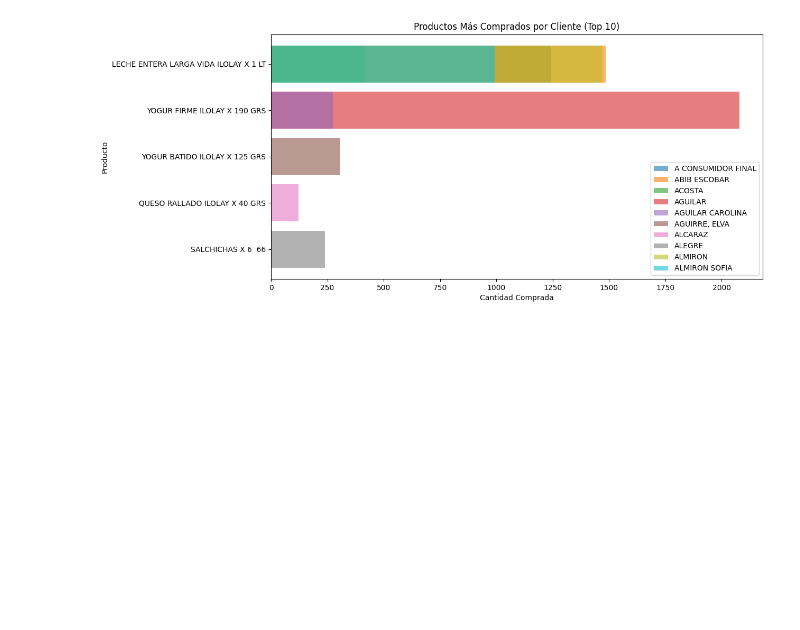
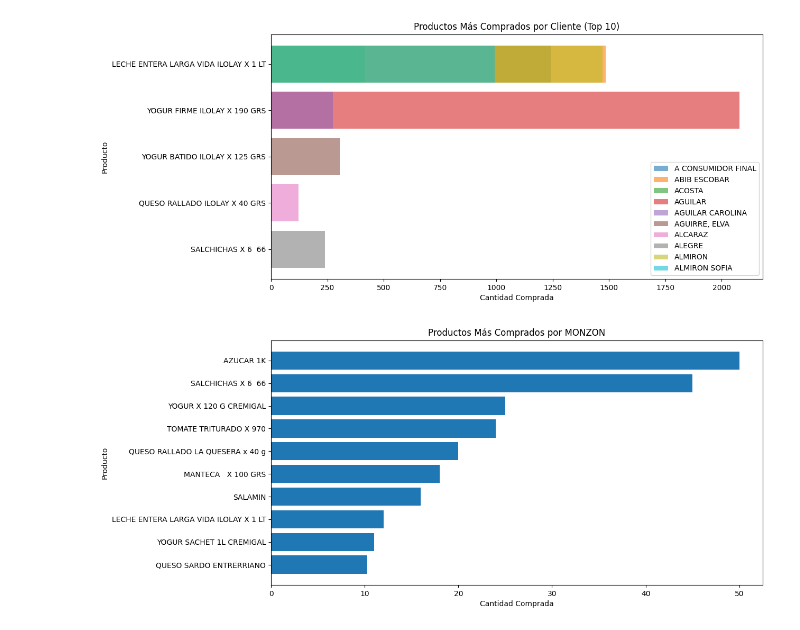
Before and after one commit to jesusandres31/data-engineering-coki, a Jupyter notebook: jupyter-notebook/stats.ipynb, the cells around one changed output. Drawn from its saved outputs; the diff is of its cells as text; code cells hidden in the pictures; blank space fills up the shorter version.

```diff
--- a/jupyter-notebook/stats.ipynb
+++ b/jupyter-notebook/stats.ipynb
@@ -289,3 +289,38 @@ plt.gca().invert_yaxis()
 plt.show()
 # %% [output]
 [figure]
+# %%
+import matplotlib.pyplot as plt
+
+# Convertir la columna 'FechaFactura' a objeto datetime
+factura_df['FechaFactura'] = pd.to_datetime(factura_df['FechaFactura'])
+
+# Unir los DataFrames de facturas y detalles de factura
+facturas_detalles_clientes = pd.merge(factura_df, factura_detalle_df, left_on='IdFactura', right_on='NroDoc')
+
+# Unir los DataFrames combinados con el DataFrame de clientes
+facturas_detalles_clientes = pd.merge(facturas_detalles_clientes, clientes_df, left_on='IdCliente', right_on='Cod_Cliente')
+
+# Filtrar por cliente (por ejemplo, "GANDUGLIA RAMONA")
+cliente_seleccionado = "MONZON"
+productos_mas_comprados_cliente = facturas_detalles_clientes[facturas_detalles_clientes['Razon_Social'] == cliente_seleccionado]
+
+# Calcular los productos más comprados por el cliente seleccionado
+productos_mas_comprados = productos_mas_comprados_cliente.groupby('Descripcion')['Cantidad'].sum().reset_index()
+
+# Ordenar por cantidad comprada en orden descendente
+productos_mas_comprados = productos_mas_comprados.sort_values(by='Cantidad', ascending=False)
+
+# Tomar los 10 productos más comprados (por ejemplo)
+top_10_productos = productos_mas_comprados.head(10)
+
+# Crear un gráfico de barras
+plt.figure(figsize=(12, 6))
+plt.barh(top_10_productos['Descripcion'], top_10_productos['Cantidad'])
+plt.xlabel('Cantidad Comprada')
+plt.ylabel('Producto')
+plt.title(f'Productos Más Comprados por {cliente_seleccionado}')
+plt.gca().invert_yaxis()
+plt.show()
+# %% [output]
+[figure, added]
```
